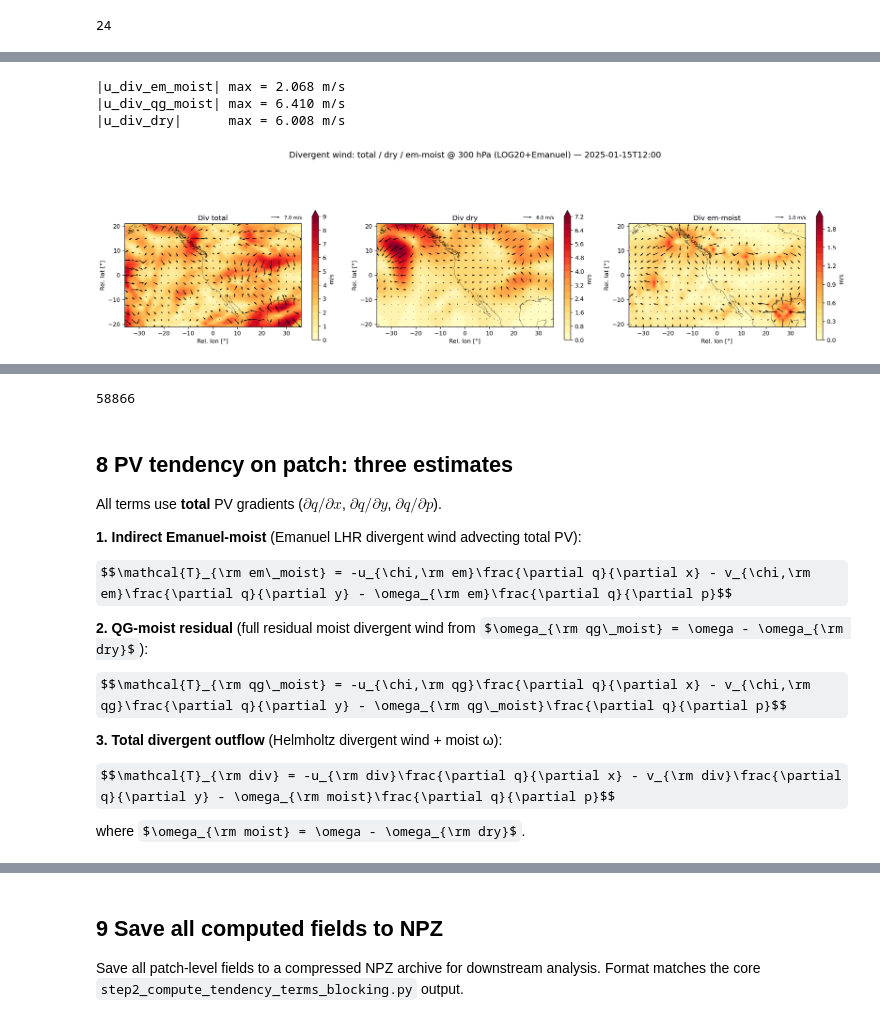
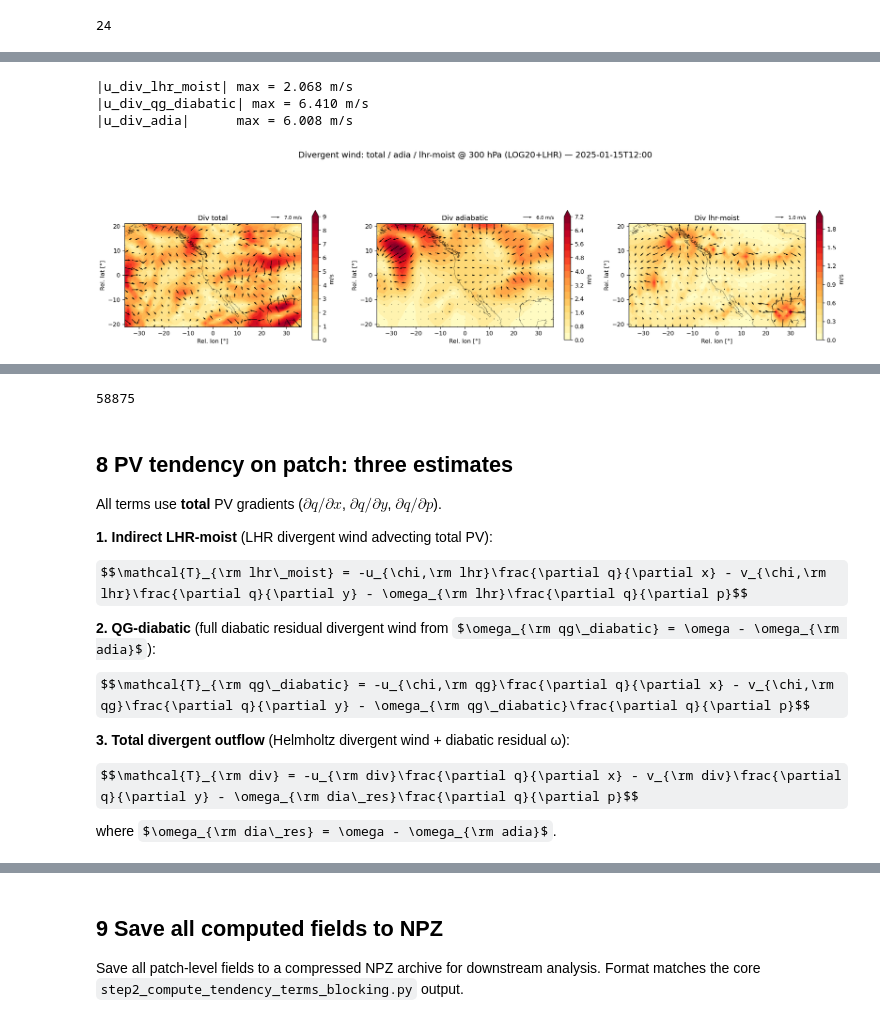
Before and after one commit to yanxingjianken/pvtend, a Jupyter notebook: examples/02_helmholtz_and_qg_omega.ipynb, the cells around one changed output, grey strips where cells are left out. Drawn from its saved outputs; the diff is of its cells as text; code cells hidden in the pictures; some formulas as TeX source.

```diff
--- a/examples/02_helmholtz_and_qg_omega.ipynb
+++ b/examples/02_helmholtz_and_qg_omega.ipynb
@@ -546,9 +546,9 @@ The LHR approximation uses saturation-specific-humidity lapse:
 $$\dot{\theta}_{\mathrm{LHR}} \approx \frac{L_v}{c_p}\frac{\theta}{T}\max\!\bigl(0,\;-\omega\,\partial q_s/\partial p\bigr)$$
 # %%
 # ── 2×3 plot ──
-# Row 1: w_total / w_qg_moist / w_em_moist  (map at PLOT_LEV)
-#         w_em_moist uses its own cbar range
-# Row 2: x–p cross-section at y_rel=+15  (LHR θ̇, C_em, w_em_moist), log-p axis
+# Row 1: w_total / w_qg_diabatic / w_lhr_moist  (map at PLOT_LEV)
+#         w_lhr_moist uses its own cbar range
+# Row 2: x–p cross-section at y_rel=+15  (LHR θ̇, C_em, w_lhr_moist), log-p axis
 
 from matplotlib.ticker import ScalarFormatter
 
@@ -560,8 +560,8 @@ fig, axes = plt.subplots(2, 3, figsize=(18, 11))
 # ── Row 1: map view at PLOT_LEV ──
 map_fields = [
     ("ω_total",     p_w_snap[ilev]),
-    ("ω_qg_moist",  w_qg_moist[ilev]),
-    ("ω_em_moist",  w_em_moist[ilev]),
+    ("ω_qg_diabatic",  w_qg_moist[ilev]),
+    ("ω_lhr_moist",  w_em_moist[ilev]),
 ]
 
 # Shared range for w_total and w_qg_moist only
@@ -589,7 +589,7 @@ for col, (label, fld) in enumerate(map_fields):
 xp_fields = [
     ("θ̇_LHR [K/s]",           theta_dot_lhr_patch[:, j_xp, :], "Oranges"),
     ("C_em (Q-term) [s⁻³]",   C_em_patch[:, j_xp, :],          "RdBu_r"),
-    ("ω_em_moist [Pa/s]",      w_em_moist[:, j_xp, :],          "RdBu_r"),
+    ("ω_lhr_moist [Pa/s]",      w_em_moist[:, j_xp, :],          "RdBu_r"),
 ]
 
 for col, (label, fld, cmap) in enumerate(xp_fields):
@@ -612,7 +612,7 @@ for col, (label, fld, cmap) in enumerate(xp_fields):
     ax.set_xlabel("Rel. lon [°]"); ax.set_ylabel("Pressure [hPa]")
     plt.colorbar(cf, ax=ax, shrink=0.7, label=label.split("[")[-1].rstrip("]") if "[" in label else "")
 
-fig.suptitle(f"Emanuel moist decomposition @ {PLOT_LEV} hPa — {ts_str}\n"
+fig.suptitle(f"LHR moist decomposition @ {PLOT_LEV} hPa — {ts_str}\n"
              f"Row 1: maps  |  Row 2: x–p at y_rel=+{XP_YREL:.0f}°  |  "
              f"Centre ({CENTER_LAT}°N, {CENTER_LON}°E)",
              fontsize=13, y=0.97)
@@ -636,8 +636,8 @@ Both χ are solved independently using the spherical Laplacian, rather than comp
 # %%
 %%time
-# ── Divergent wind from w_em_moist and w_dry via independent Poisson ──
-# ω_dry = wd_log20 (LOG20 A+B solve)
-# ω_em_moist = w_em_moist (Emanuel LHR contribution = ω_ABC − ω_AB)
+# ── Divergent wind from w_lhr_moist and w_adia via independent Poisson ──
+# ω_adia = wd_log20 (LOG20 A+B solve)
+# ω_lhr_moist = w_em_moist (LHR contribution = ω_ABC − ω_AB)
 
 omega_dry_total = wd_log20
 omega_em_moist  = w_em_moist
@@ -650,7 +650,7 @@ chi_d, u_div_dry, v_div_dry = solve_chi_from_omega(
     omega_dry_total, patch_lat, patch_lon, plevs_pa,
 )
 
-# QG-moist divergent wind (from full moist residual ω_qg_moist = ω_total − ω_dry)
+# QG-diabatic divergent wind (from full diabatic residual ω_qg_diabatic = ω_total − ω_adia)
 chi_qg, u_div_qg, v_div_qg = solve_chi_from_omega(
     w_qg_moist, patch_lat, patch_lon, plevs_pa,
 )
@@ -660,45 +660,45 @@ u_div_moist = u_div_em
 v_div_moist = v_div_em
 omega_moist_total = omega_em_moist
 
-print(f"|u_div_em_moist| max = {np.abs(u_div_em[ilev]).max():.3f} m/s")
-print(f"|u_div_qg_moist| max = {np.abs(u_div_qg[ilev]).max():.3f} m/s")
-print(f"|u_div_dry|      max = {np.abs(u_div_dry[ilev]).max():.3f} m/s")
+print(f"|u_div_lhr_moist| max = {np.abs(u_div_em[ilev]).max():.3f} m/s")
+print(f"|u_div_qg_diabatic| max = {np.abs(u_div_qg[ilev]).max():.3f} m/s")
+print(f"|u_div_adia|      max = {np.abs(u_div_dry[ilev]).max():.3f} m/s")
 
 # ── 1×3 panel: divergent wind total / dry / em-moist @ PLOT_LEV ──
 fig, axes = plt.subplots(1, 3, figsize=(18, 5))
 div_panels = [
     ("Div total",       p_u_div[ilev],  p_v_div[ilev]),
-    ("Div dry",         u_div_dry[ilev], v_div_dry[ilev]),
-    ("Div em-moist",    u_div_em[ilev],  v_div_em[ilev]),
+    ("Div adiabatic",  u_div_dry[ilev], v_div_dry[ilev]),
+    ("Div lhr-moist",   u_div_em[ilev],  v_div_em[ilev]),
 ]
 
 for ax, (title, uk, vk) in zip(axes, div_panels):
     speed = np.sqrt(uk**2 + vk**2)
     # Scale quiver arrows proportional to max speed in each panel
     ref_speed = max(float(np.nanpercentile(speed, 98)), 0.01)
     ref_nice = float(np.round(ref_speed, -int(np.floor(np.log10(ref_speed)))))  # round to 1 sig fig
     if ref_nice < 1e-10:
         ref_nice = ref_speed
     qscale = ref_nice * 20  # 20 arrows worth across the domain
 
     cf = ax.contourf(x_coords, y_coords, speed, levels=20, cmap="YlOrRd", extend="max")
     q = ax.quiver(x_coords[::skip], y_coords[::skip],
                   uk[::skip, ::skip], vk[::skip, ::skip],
                   scale=qscale, width=0.003, color="k")
     ax.quiverkey(q, 0.88, 1.06, ref_nice, f"{ref_nice:.1f} m/s",
                  labelpos="E", fontproperties=dict(size=8))
     overlay_coastlines(ax, **coast_kw)
     ax.set_aspect("equal")
     ax.set_xlabel("Rel. lon [°]"); ax.set_ylabel("Rel. lat [°]")
     ax.set_title(title, fontsize=12)
     plt.colorbar(cf, ax=ax, shrink=0.7, label="m/s")
 
-fig.suptitle(f"Divergent wind: total / dry / em-moist @ {PLOT_LEV} hPa (LOG20+Emanuel) — {ts_str}",
+fig.suptitle(f"Divergent wind: total / adia / lhr-moist @ {PLOT_LEV} hPa (LOG20+LHR) — {ts_str}",
              fontsize=14, y=1.05)
 fig.tight_layout()
 plt.show(); plt.close("all"); gc.collect()
 # %% [output]
-|u_div_em_moist| max = 2.068 m/s
-|u_div_qg_moist| max = 6.410 m/s
-|u_div_dry|      max = 6.008 m/s
+|u_div_lhr_moist| max = 2.068 m/s
+|u_div_qg_diabatic| max = 6.410 m/s
+|u_div_adia|      max = 6.008 m/s
-[figure, old version]
+[figure, new version]
@@ -707,22 +707,22 @@ Wall time: 1.01 s
-58866
+58875
 # %% [markdown]
 ## 8  PV tendency on patch: three estimates
 
 All terms use **total** PV gradients ($\partial q/\partial x$, $\partial q/\partial y$, $\partial q/\partial p$).
 
-**1. Indirect Emanuel-moist** (Emanuel LHR divergent wind advecting total PV):
+**1. Indirect LHR-moist** (LHR divergent wind advecting total PV):
 
-$$\mathcal{T}_{\rm em\_moist} = -u_{\chi,\rm em}\frac{\partial q}{\partial x} - v_{\chi,\rm em}\frac{\partial q}{\partial y} - \omega_{\rm em}\frac{\partial q}{\partial p}$$
+$$\mathcal{T}_{\rm lhr\_moist} = -u_{\chi,\rm lhr}\frac{\partial q}{\partial x} - v_{\chi,\rm lhr}\frac{\partial q}{\partial y} - \omega_{\rm lhr}\frac{\partial q}{\partial p}$$
 
-**2. QG-moist residual** (full residual moist divergent wind from $\omega_{\rm qg\_moist} = \omega - \omega_{\rm dry}$):
+**2. QG-diabatic** (full diabatic residual divergent wind from $\omega_{\rm qg\_diabatic} = \omega - \omega_{\rm adia}$):
 
-$$\mathcal{T}_{\rm qg\_moist} = -u_{\chi,\rm qg}\frac{\partial q}{\partial x} - v_{\chi,\rm qg}\frac{\partial q}{\partial y} - \omega_{\rm qg\_moist}\frac{\partial q}{\partial p}$$
+$$\mathcal{T}_{\rm qg\_diabatic} = -u_{\chi,\rm qg}\frac{\partial q}{\partial x} - v_{\chi,\rm qg}\frac{\partial q}{\partial y} - \omega_{\rm qg\_diabatic}\frac{\partial q}{\partial p}$$
 
-**3. Total divergent outflow** (Helmholtz divergent wind + moist ω):
+**3. Total divergent outflow** (Helmholtz divergent wind + diabatic residual ω):
 
-$$\mathcal{T}_{\rm div} = -u_{\rm div}\frac{\partial q}{\partial x} - v_{\rm div}\frac{\partial q}{\partial y} - \omega_{\rm moist}\frac{\partial q}{\partial p}$$
+$$\mathcal{T}_{\rm div} = -u_{\rm div}\frac{\partial q}{\partial x} - v_{\rm div}\frac{\partial q}{\partial y} - \omega_{\rm dia\_res}\frac{\partial q}{\partial p}$$
 
-where $\omega_{\rm moist} = \omega - \omega_{\rm dry}$.
+where $\omega_{\rm dia\_res} = \omega - \omega_{\rm adia}$.
 # %%
 # ── PV tendency terms on the patch ──
 # Uses TOTAL PV gradient (∂q/∂x, ∂q/∂y, ∂q/∂p)
```
Also changed, not shown: parts of 10 cells of this notebook, 9 other files.
